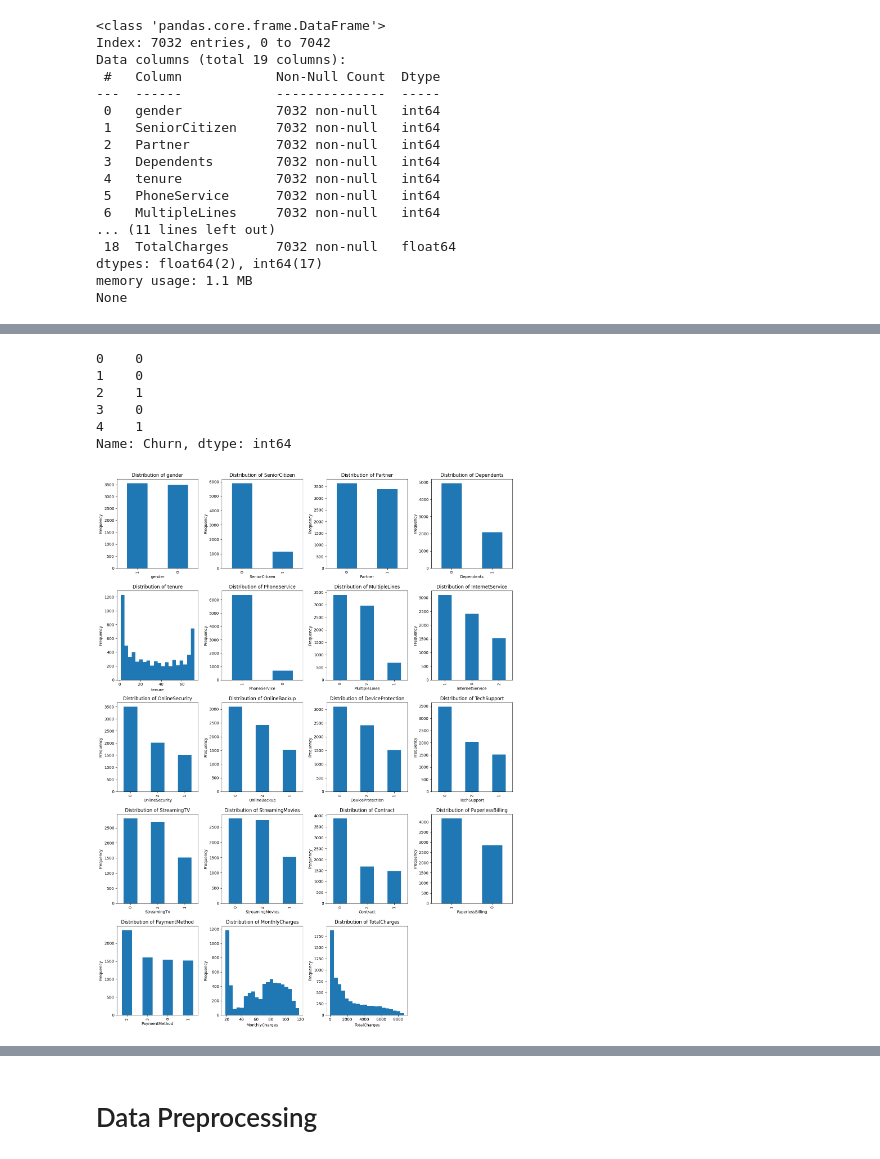
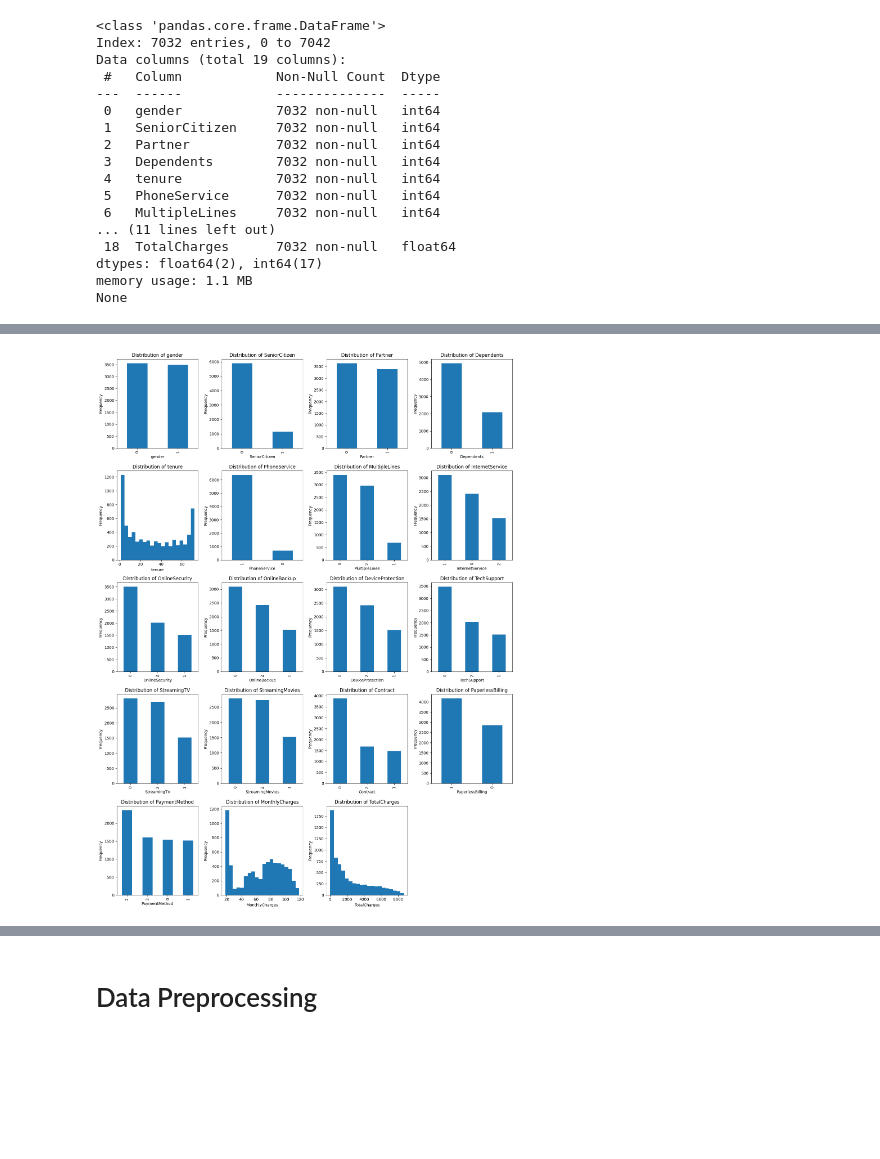
Before and after one commit to RomanGorelsky/lazy_fca_osda, a Jupyter notebook: lazy_fca_ips.ipynb, the cells around one changed output, grey strips where cells are left out. Cells and saved outputs as stored; diff of their text form; code cells hidden in the pictures; blank space fills up the shorter version.

```diff
--- a/lazy_fca_ips.ipynb
+++ b/lazy_fca_ips.ipynb
@@ -57,7 +66,7 @@ for i in obj_cols:
     le = LabelEncoder()
     data[i] = le.fit_transform(data[i])
 # %%
-X = data.drop(columns=['customerID', 'Churn'])
+X = data.drop(columns=['Churn'])
 X["TotalCharges"] = pd.to_numeric(X["TotalCharges"], errors='coerce')
 y = data['Churn']
 
@@ -92,46 +92,38 @@ X.head()
-# %%
-y.head()
-# %% [output]
-0    0
-1    0
-2    1
-3    0
-4    1
-Name: Churn, dtype: int64
 # %%
 y = y.squeeze()
-# %%
-num_columns = len(X.columns)
-cols = 4  # Number of columns in the grid (adjust as needed)
-rows = math.ceil(num_columns / cols)
-
-# Create a grid of subplots
-fig, axes = plt.subplots(rows, cols, figsize=(15, rows * 4))  # Adjust figure size as needed
-axes = axes.flatten()  # Flatten to easily iterate over axes
-
-for i, column in enumerate(X.columns):
-    ax = axes[i]
-    if X[column].dtype == 'object' or len(X[column].unique()) < 20:
-        # For categorical or discrete features, use a bar plot
-        X[column].value_counts().plot(kind='bar', ax=ax)
-        ax.set_title(f'Distribution of {column}')
-        ax.set_xlabel(column)
-        ax.set_ylabel('Frequency')
-    else:
-        # For continuous features, use a histogram
-        X[column].plot(kind='hist', bins=20, ax=ax)
-        ax.set_title(f'Distribution of {column}')
-        ax.set_xlabel(column)
-        ax.set_ylabel('Frequency')
-
-# Remove empty subplots if any
-for j in range(i + 1, len(axes)):
-    fig.delaxes(axes[j])
-
-plt.tight_layout()  # Adjust layout for readability
-plt.show()
-# %% [output]
-[figure, removed]
+# %%
+num_columns = len(X.columns)
+cols = 4  # Number of columns in the grid (adjust as needed)
+rows = math.ceil(num_columns / cols)
+
+# Create a grid of subplots
+fig, axes = plt.subplots(rows, cols, figsize=(15, rows * 4))  # Adjust figure size as needed
+axes = axes.flatten()  # Flatten to easily iterate over axes
+
+for i, column in enumerate(X.columns):
+    ax = axes[i]
+    if X[column].dtype == 'object' or len(X[column].unique()) < 20:
+        # For categorical or discrete features, use a bar plot
+        X[column].value_counts().plot(kind='bar', ax=ax)
+        ax.set_title(f'Distribution of {column}')
+        ax.set_xlabel(column)
+        ax.tick_params(axis='x')
+        ax.set_ylabel('Frequency')
+    else:
+        # For continuous features, use a histogram
+        X[column].plot(kind='hist', bins=20, ax=ax)
+        ax.set_title(f'Distribution of {column}')
+        ax.set_xlabel(column)
+        ax.set_ylabel('Frequency')
+
+# Remove empty subplots if any
+for j in range(i + 1, len(axes)):
+    fig.delaxes(axes[j])
+
+plt.tight_layout()  # Adjust layout for readability
+plt.show()
+# %% [output]
+[figure, added]
 # %%
 y.value_counts()
 # %% [output]
```
Also changed, not shown: parts of 57 cells of this notebook.
